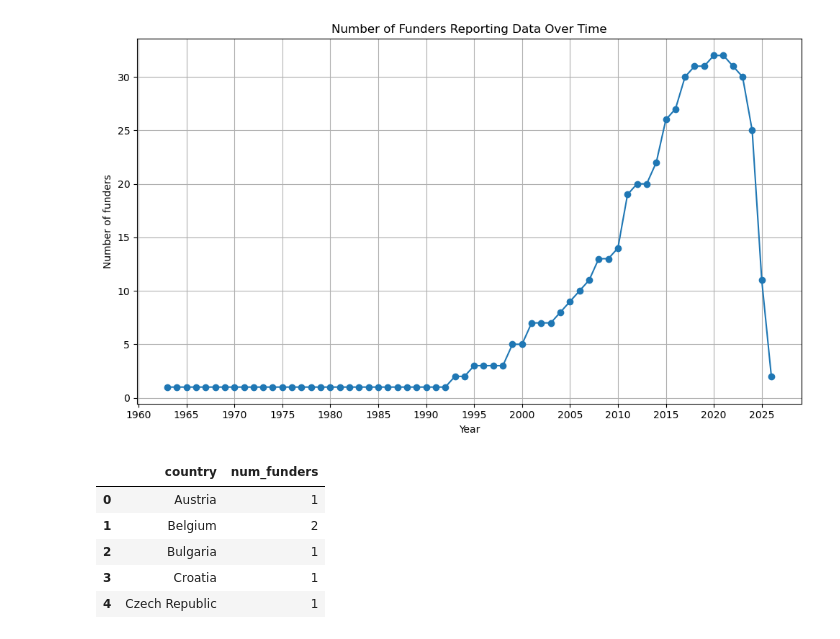
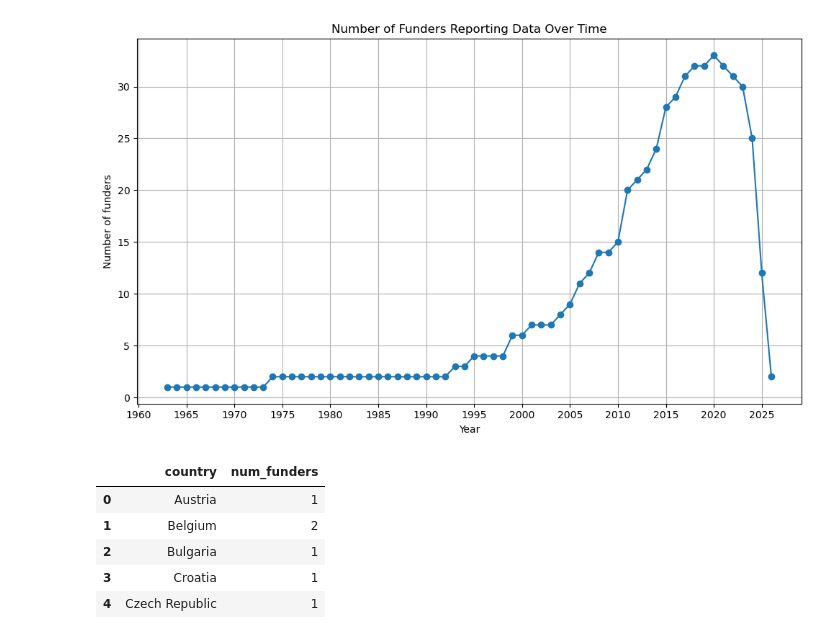
Before and after one commit to WomenInNeuroscience/funders_project, a Jupyter notebook: code/funder_analysis.ipynb, the cells around one changed output. Saved outputs shown, nothing was run; the diff lists cells and outputs as text; code cells hidden in the pictures.

```diff
--- a/code/funder_analysis.ipynb
+++ b/code/funder_analysis.ipynb
@@ -168,19 +167,19 @@ years_df["years_range"] = years_df.apply(lambda row: list(range(int(row["start_y
 years_df = years_df.explode("years_range").rename(columns={"years_range": "year"})
 
 # Count unique funders per year
-yearly_counts = years_df.groupby("year")["funder"].nunique().reset_index()
+yearly_counts = years_df.groupby("year")["label"].nunique().reset_index()
 # %%
 plt.figure(figsize=(10, 6))
-plt.plot(yearly_counts["year"], yearly_counts["funder"], marker="o")
+plt.plot(yearly_counts["year"], yearly_counts["label"], marker="o")
 plt.title("Number of Funders Reporting Data Over Time")
 plt.xlabel("Year")
 plt.ylabel("Number of funders")
 plt.grid(True)
 plt.xticks(ticks=range(1960, 2026, 5))
 #plt.yticks(ticks=range(1, 16, 2))
 plt.tight_layout()
 plt.savefig(figures_p / "funding_over_time.png",dpi=300)
 plt.show()
 # %% [output]
-[figure, old version]
+[figure, new version]
 # %%
```
Also changed, not shown: parts of 15 cells of this notebook, 14 other files.
